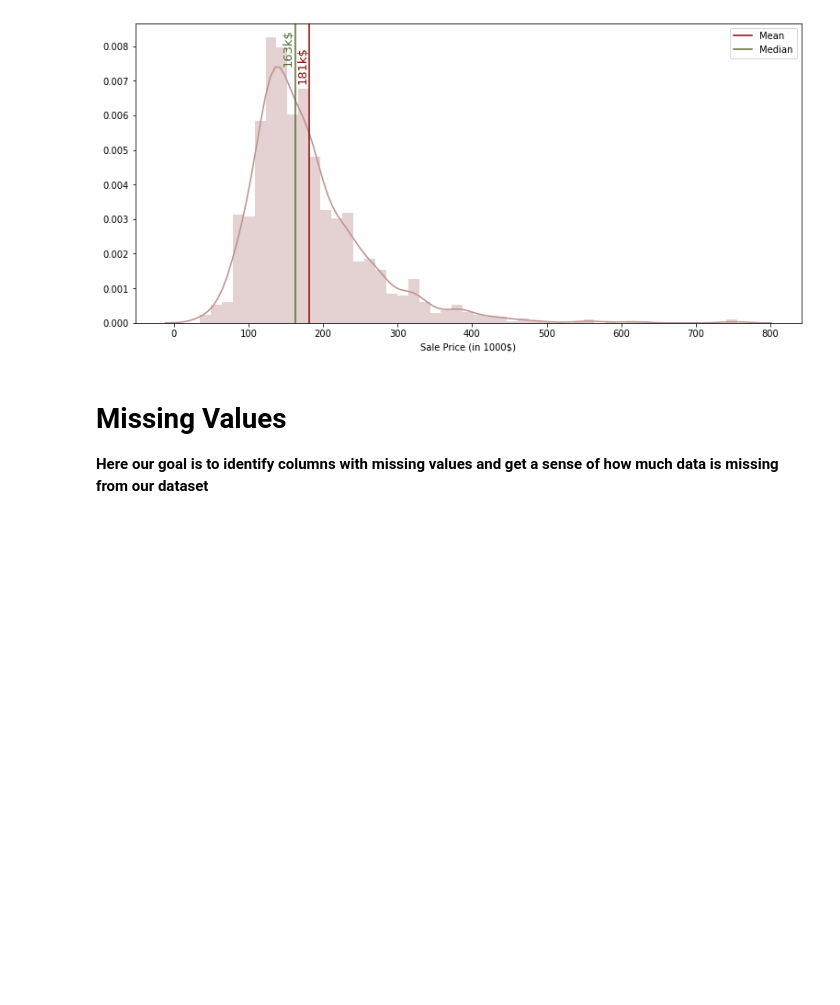
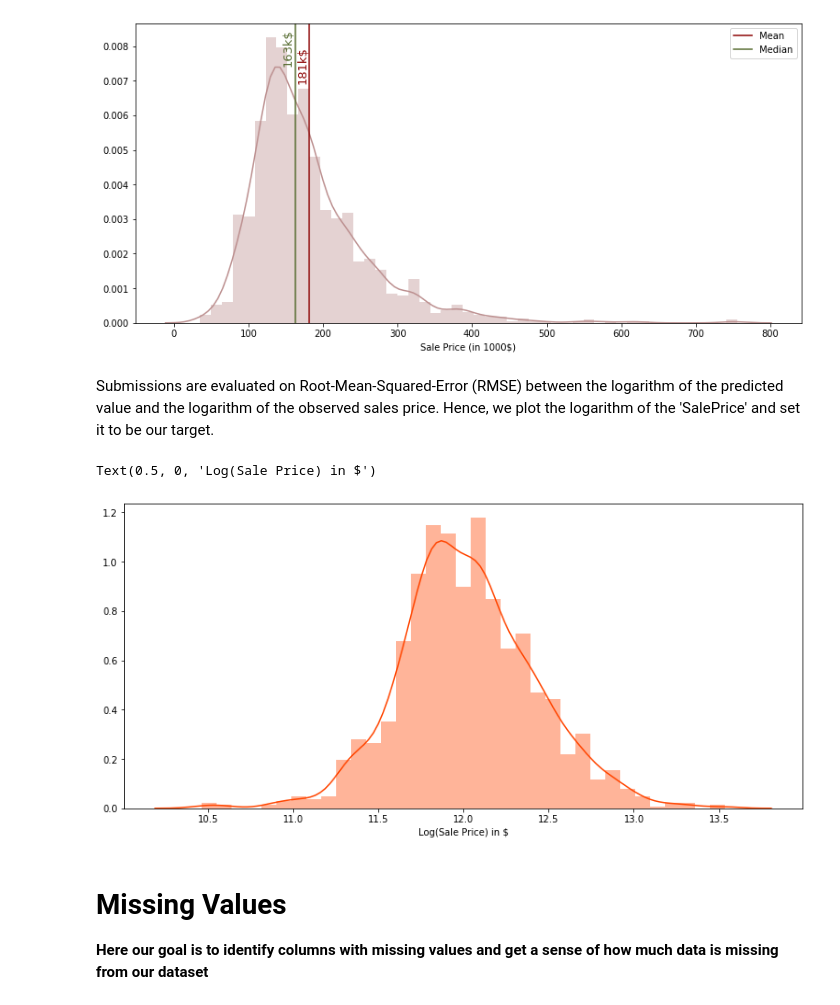
Before and after one commit to iulsko/for_Kaggle, a Jupyter notebook: Housing_vis.ipynb, the cells around one changed output. Cells and saved outputs as stored; diff of their text form; code cells hidden in the pictures; blank space fills up the shorter version.

```diff
--- a/Housing_vis.ipynb
+++ b/Housing_vis.ipynb
@@ -24,6 +27,16 @@ plt.legend()
 # %% [output]
 <matplotlib.legend.Legend at 0x...>
 [figure]
+# %% [markdown]
+Submissions are evaluated on Root-Mean-Squared-Error (RMSE) between the logarithm of the predicted value and the logarithm of the observed sales price. Hence, we plot the logarithm of the 'SalePrice' and set it to be our target.
+# %%
+plt.figure(figsize=(13,6))
+
+sns.distplot(np.log(data["SalePrice"]), color = 'orangered')
+plt.xlabel("Log(Sale Price) in $")
+# %% [output]
+Text(0.5, 0, 'Log(Sale Price) in $')
+[figure, added]
 # %% [markdown]
 # Missing Values
 **Here our goal is to identify columns with missing values and get a sense of how much data is missing from our dataset**
```
Also changed, not shown: parts of 60 cells of this notebook, 1 other file.
